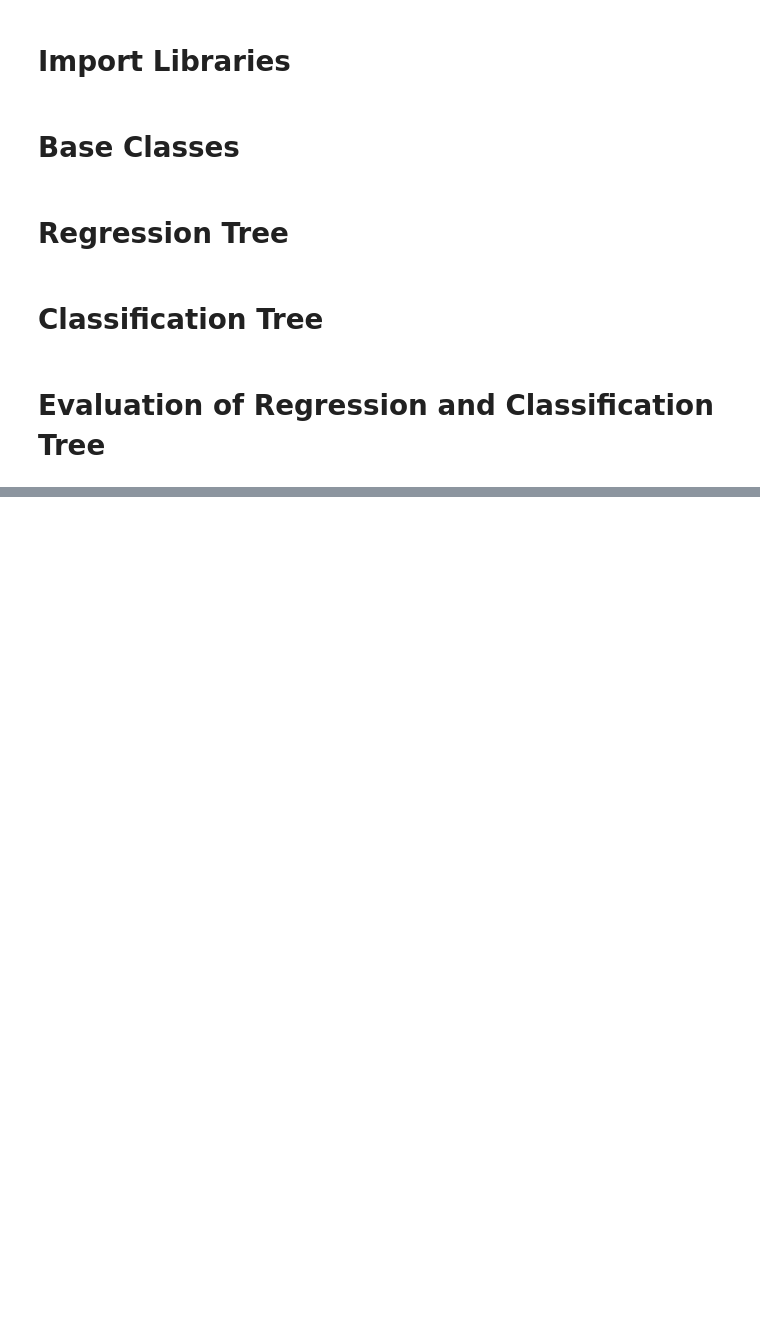
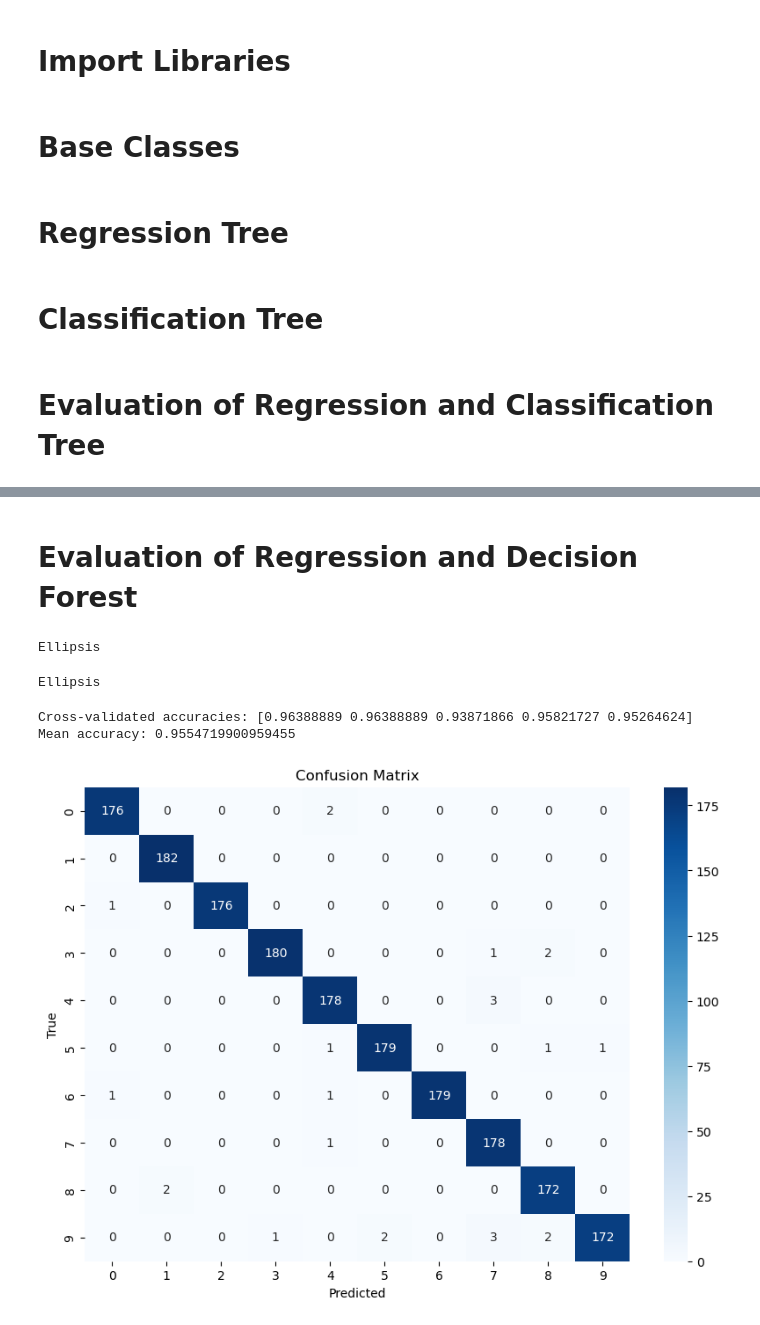
Before and after one commit to smitha13798/Machine-Learning-Essentials_Exercises, a Jupyter notebook: MLE_exercise-6_Task1.ipynb, the cells around one changed output, grey strips where cells are left out. Drawn from its saved outputs; the diff is of its cells as text; code cells hidden in the pictures; blank space fills up the shorter version.

```diff
--- a/MLE_exercise-6_Task1.ipynb
+++ b/MLE_exercise-6_Task1.ipynb
@@ -247,6 +256,7 @@ class ClassificationTree(Tree, BaseEstimator, ClassifierMixin):
 
     def fit(self, X, y):
         self.train(X, y)
+        self.classes_ = np.unique(y)
         return self
 # %% [markdown]
 # Evaluation of Regression and Classification Tree
@@ -281,0 +296,5 @@ ClassificationTree Accuracy: 0.9173896499238964
+# %%
+def bootstrap_sampling(X, y):
+    n_samples = X.shape[0]
+    indices = np.random.choice(n_samples, size=n_samples, replace=True)
+    return X[indices], y[indices]
@@ -281,0 +347,57 @@ ClassificationTree Accuracy: 0.9173896499238964
+# %% [markdown]
+# Evaluation of Regression and Decision Forest
+# %%
+# perform 5-fold cross-validation (see ex01) with responses +1 and -1 (for 3s and 9s)
+# using RegressionForest(n_trees=10)
+# and comment on your results
+... # your code here
+# %% [output]
+Ellipsis
+# %%
+# perform 5-fold cross-validation with labels 3 and 9
+# using DecisionForest(n_trees=10, classes=np.unique(labels))
+# and comment on your results
+... # your code here
+# %% [output]
+Ellipsis
+# %%
+from sklearn.model_selection import cross_val_score, KFold
+from sklearn.datasets import load_digits
+from sklearn.metrics import confusion_matrix, accuracy_score
+import matplotlib.pyplot as plt
+import seaborn as sns
+
+# Load the digits dataset
+digits = load_digits()
+X = digits.data
+y = digits.target
+
+# Get the unique classes of y
+classes = np.unique(y)
+
+# Initialize the forest
+classification_forest = ClassificationForest(n_trees=100, classes=classes)
+
+# Perform cross-validation
+kf = KFold(n_splits=5, shuffle=True, random_state=42)
+accuracies = cross_val_score(classification_forest, X, y, cv=kf, scoring='accuracy')
+
+print(f'Cross-validated accuracies: {accuracies}')
+print(f'Mean accuracy: {np.mean(accuracies)}')
+
+# Fit and predict for the confusion matrix
+classification_forest.fit(X, y)
+y_pred = classification_forest.predict(X)
+
+# Plot the confusion matrix
+cm = confusion_matrix(y, y_pred)
+plt.figure(figsize=(10, 7))
+sns.heatmap(cm, annot=True, fmt='d', cmap='Blues')
+plt.xlabel('Predicted')
+plt.ylabel('True')
+plt.title('Confusion Matrix')
+plt.show()
+# %% [output]
+Cross-validated accuracies: [0.96388889 0.96388889 0.93871866 0.95821727 0.95264624]
+Mean accuracy: 0.9554719900959455
+[figure, added]
```
Also changed, not shown: parts of 8 cells of this notebook.
